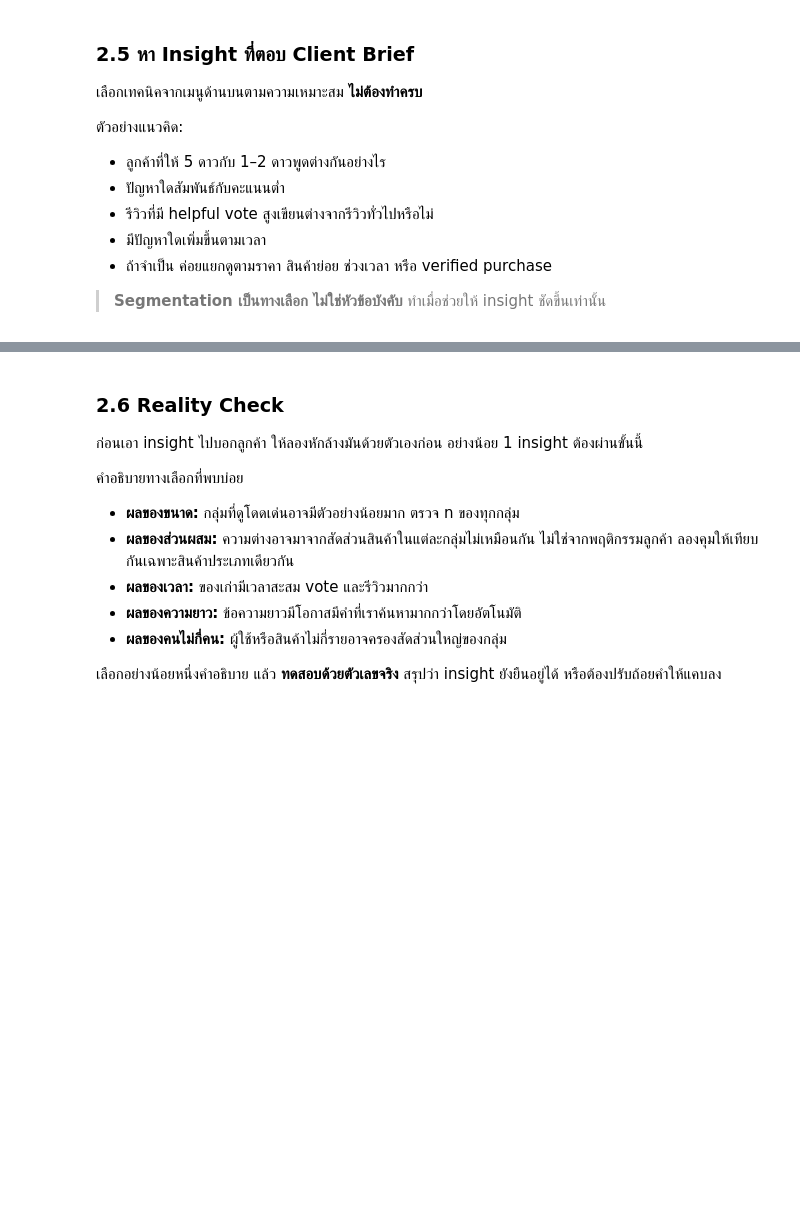
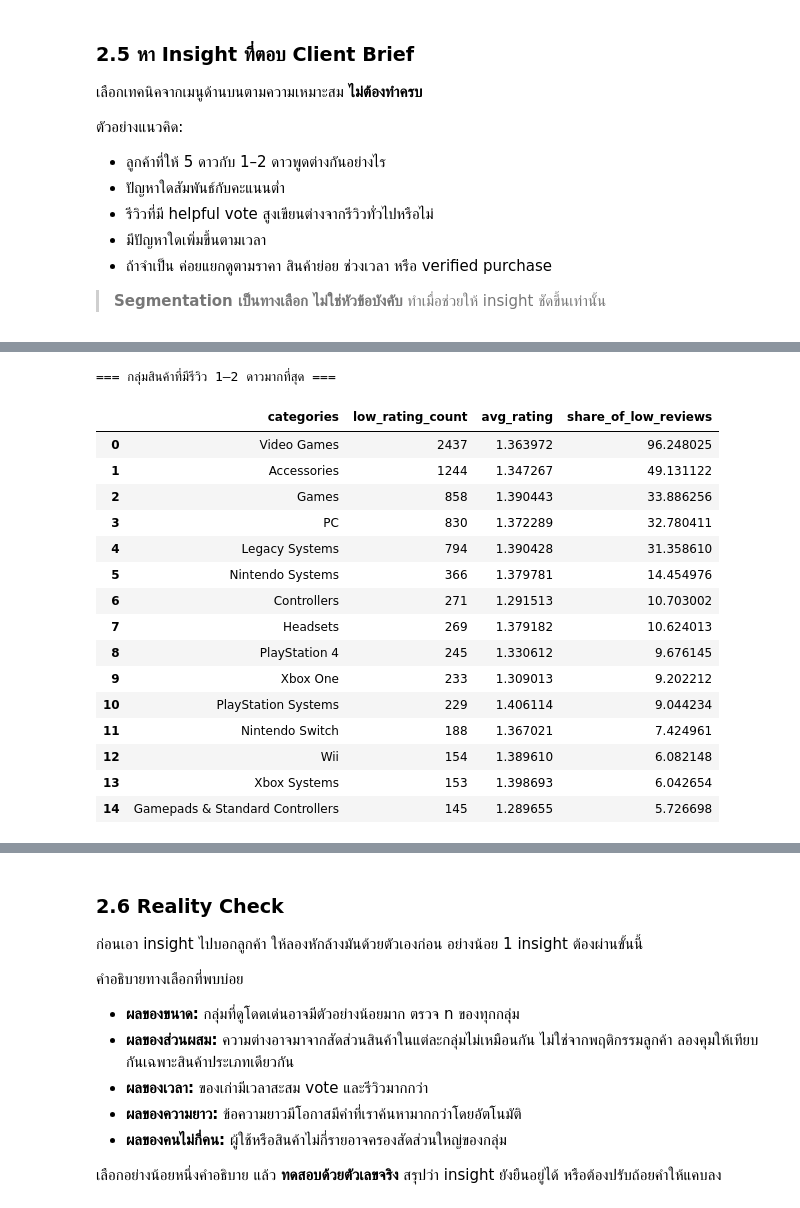
Before and after one commit to spannav/project_bigdata, a Jupyter notebook: Project1_Video_Games.ipynb, the cells around one changed output, grey strips where cells are left out. Cells and saved outputs as stored; diff of their text form; code cells hidden in the pictures; blank space fills up the shorter version.

```diff
--- a/Project1_Video_Games.ipynb
+++ b/Project1_Video_Games.ipynb
@@ -1300,0 +1029,71 @@ plt.show()
+# %%
+# ============================================================
+# Step 1: กลุ่มสินค้าที่มีรีวิวคะแนนต่ำ (1–2 ดาว)
+# ============================================================
+
+# เลือกเฉพาะรีวิว 1–2 ดาว
+df_low = df_2_5[
+    df_2_5["rating"].isin([1, 2])
+].copy()
+
+# แยก category ที่เป็น list ออกเป็นแต่ละแถว
+df_low_category = df_low.explode(
+    "categories"
+).dropna(
+    subset=["categories"]
+).copy()
+
+# นับจำนวนรีวิวต่ำในแต่ละ category
+category_low = (
+    df_low_category
+    .groupby("categories")
+    .agg(
+        low_rating_count=("rating", "count"),
+        avg_rating=("rating", "mean")
+    )
+    .reset_index()
+)
+
+# จำนวนรีวิวต่ำทั้งหมดที่ใช้เป็นฐาน
+total_low_reviews = len(df_low)
+
+# คำนวณสัดส่วน
+category_low["share_of_low_reviews"] = (
+    category_low["low_rating_count"]
+    / total_low_reviews
+    * 100
+)
+
+# เรียงจากจำนวนรีวิวต่ำมากไปน้อย
+category_low = (
+    category_low
+    .sort_values(
+        "low_rating_count",
+        ascending=False
+    )
+    .reset_index(drop=True)
+)
+
+print("=== กลุ่มสินค้าที่มีรีวิว 1–2 ดาวมากที่สุด ===")
+
+display(
+    category_low.head(15)
+)
+# %% [output]
+=== กลุ่มสินค้าที่มีรีวิว 1–2 ดาวมากที่สุด ===
+|  | categories | low_rating_count | avg_rating | share_of_low_reviews |
+| 0 | Video Games | 2437 | 1.363972 | 96.248025 |
+| 1 | Accessories | 1244 | 1.347267 | 49.131122 |
+| 2 | Games | 858 | 1.390443 | 33.886256 |
+| 3 | PC | 830 | 1.372289 | 32.780411 |
+| 4 | Legacy Systems | 794 | 1.390428 | 31.358610 |
+| 5 | Nintendo Systems | 366 | 1.379781 | 14.454976 |
+| 6 | Controllers | 271 | 1.291513 | 10.703002 |
+| 7 | Headsets | 269 | 1.379182 | 10.624013 |
+| 8 | PlayStation 4 | 245 | 1.330612 | 9.676145 |
+| 9 | Xbox One | 233 | 1.309013 | 9.202212 |
+| 10 | PlayStation Systems | 229 | 1.406114 | 9.044234 |
+| 11 | Nintendo Switch | 188 | 1.367021 | 7.424961 |
+| 12 | Wii | 154 | 1.389610 | 6.082148 |
+| 13 | Xbox Systems | 153 | 1.398693 | 6.042654 |
+| 14 | Gamepads & Standard Controllers | 145 | 1.289655 | 5.726698 |
```
Also changed, not shown: parts of 15 cells of this notebook.
